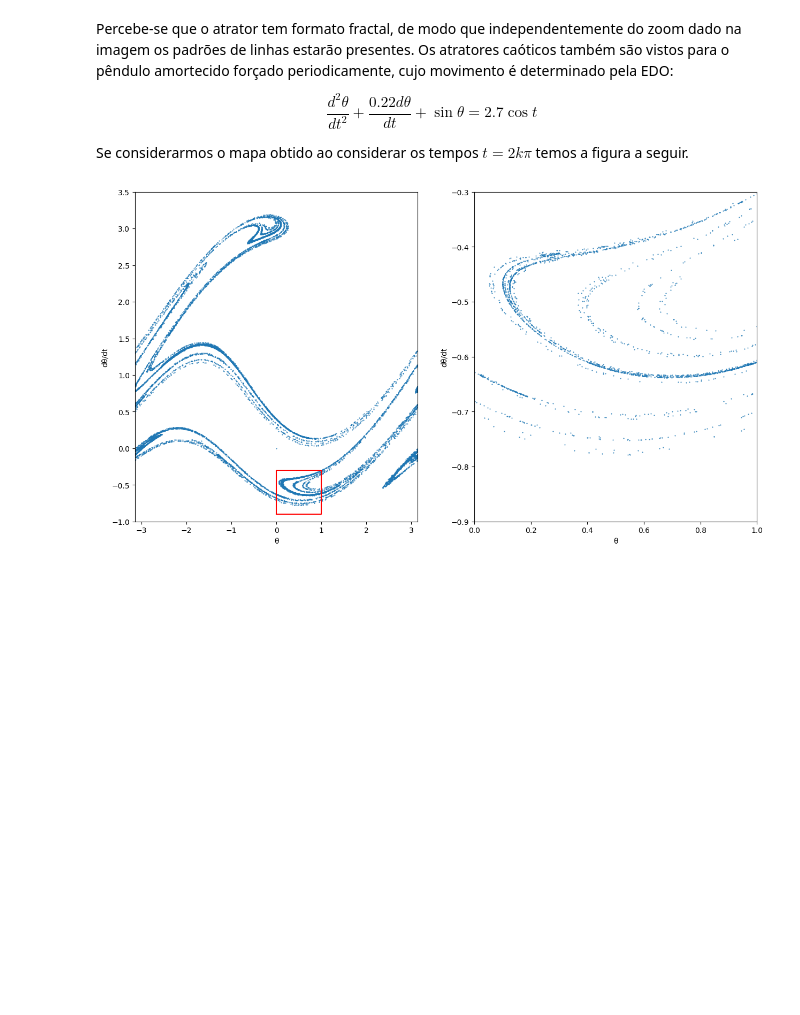
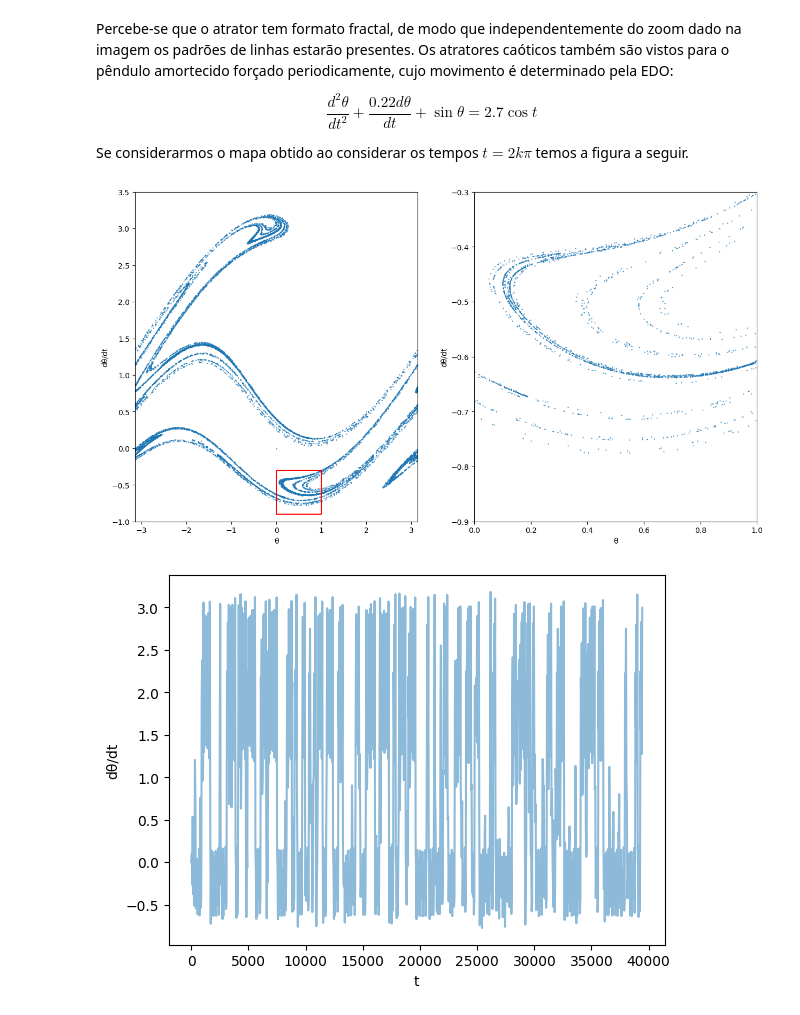
Before and after one commit to othon-ishiyi/Chaotic-Systems, a Jupyter notebook: exame.ipynb, the cells around one changed output. Cells and saved outputs as stored; diff of their text form; code cells hidden in the pictures; blank space fills up the shorter version.

```diff
--- a/exame.ipynb
+++ b/exame.ipynb
@@ -96,7 +96,7 @@ t_span = (0, t_points[-1])
 v = 0.22
 f = 2.7
 
-solution = solve_ivp(pendulum_ODE, t_span, initial_conditions, t_eval=t_points, args=(v,f), method='DOP853', max_step = 0.1)
+solution = solve_ivp(pendulum_ODE, t_span, initial_conditions, t_eval=t_points, args=(v,f), method='DOP853', max_step = 0.2)
 
 theta_values = np.array(solution.y[0])
 theta_values = np.mod(theta_values, 2*np.pi)
@@ -123,4 +123,13 @@ ax.set_ylabel('dθ/dt')
 
 plt.show()
 # %% [output]
-[figure, old version]
+[figure, new version]
+# %%
+time = t_points[0:1000]*2*np.pi
+_, ax = plt.subplots()
+ax.plot(time, dtheta_values[0:1000], alpha = 0.5)
+ax.set_xlabel("t")
+ax.set_ylabel('dθ/dt')
+plt.show()
+# %% [output]
+[figure, added]
```
Also changed, not shown: parts of 2 cells of this notebook.
